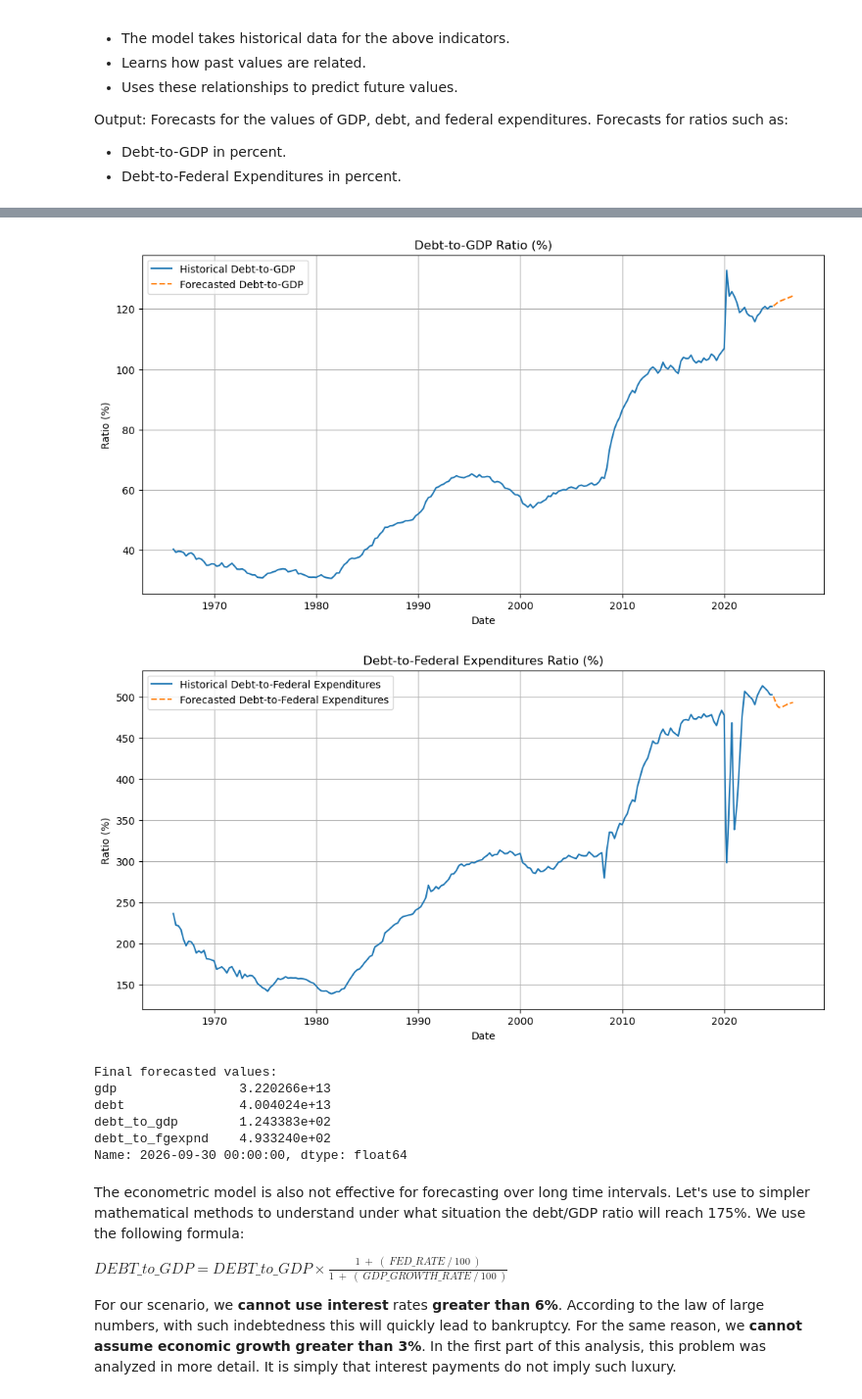
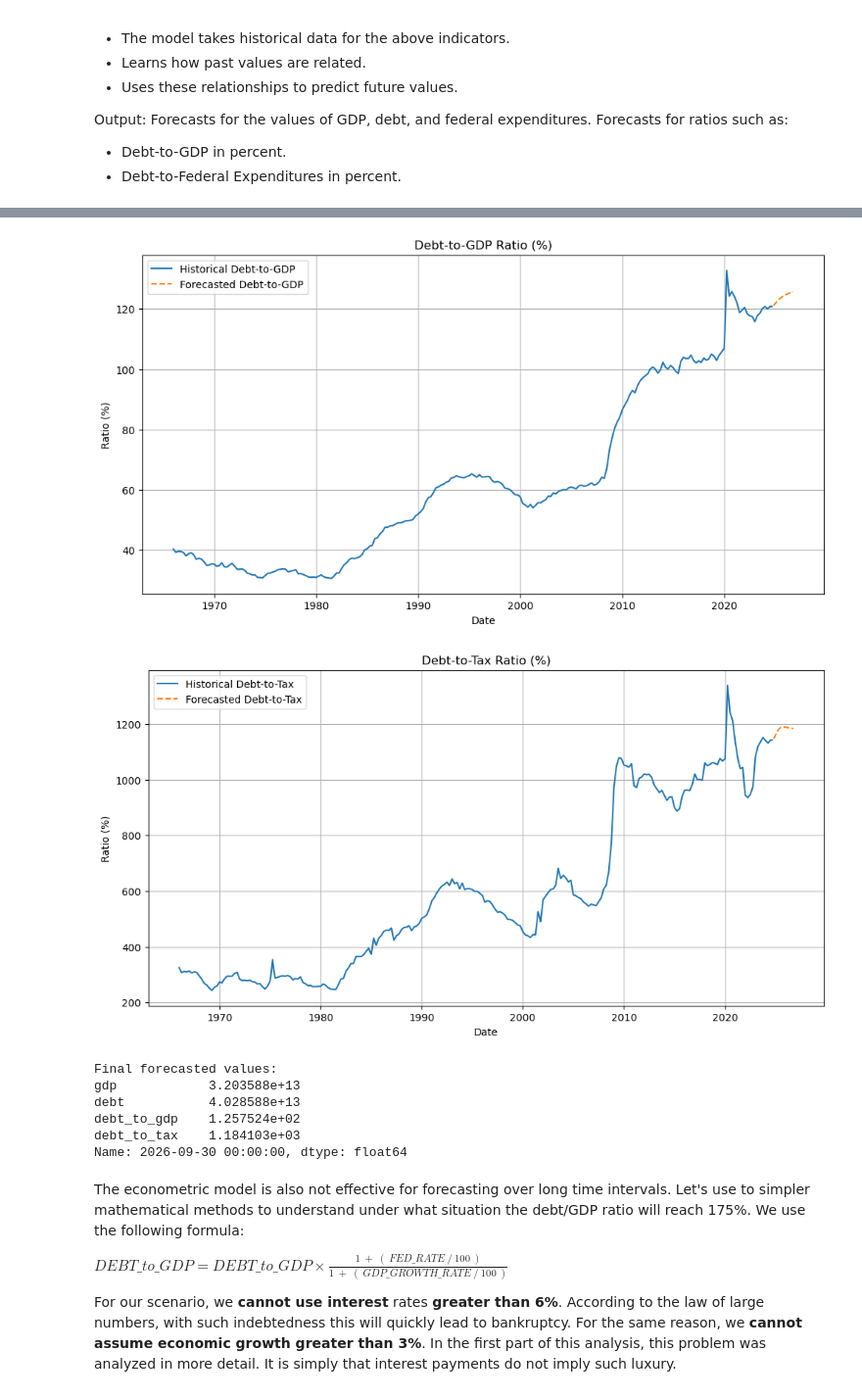
Before and after one commit to Engineer194/Analysis-of-the-US-Economy---Part-3, a Jupyter notebook: ver.5.ipynb, the cells around one changed output, grey strips where cells are left out. Shown at 98% size. Saved outputs shown, nothing was run; the diff lists cells and outputs as text; code cells hidden in the pictures.

```diff
--- a/ver.5.ipynb
+++ b/ver.5.ipynb
@@ -1689,7 +1689,7 @@ class VARModel:
         self.data = data
         self.model = VAR(self.data)
         self.results = self.model.fit(self.lag_order)
-        print(self.results.summary())
+        # print(self.results.summary())
 
     def forecast(self, steps=24):
         # Generate forecasts for the specified number of steps.
@@ -1699,7 +1699,7 @@ class VARModel:
 
         # Calculate forecasted ratios.
         forecast_df['debt_to_gdp'] = (forecast_df['debt'] / forecast_df['gdp']) * 100
-        forecast_df['debt_to_fgexpnd'] = (forecast_df['debt'] / forecast_df['fgexpnd']) * 100
+        forecast_df['debt_to_tax'] = (forecast_df['debt'] / forecast_df['tax']) * 100
         return forecast_df
 
     def plot_forecast(self, forecast_df):
@@ -1731,14 +1731,14 @@ class VARModel:
         plt.grid(True)
         plt.show()
 
-        # Visualize the debt-to-federal expenditure ratio.
+        # Visualize the debt-to-tax ratio.
         plt.figure(figsize=(12, 6))
 
-        debt_to_fgexpnd = (self.data['debt'] / self.data['fgexpnd']) * 100
-        plt.plot(self.data.index, debt_to_fgexpnd, label='Historical Debt-to-Federal Expenditures')
-        plt.plot(forecast_df.index, forecast_df['debt_to_fgexpnd'], linestyle='--', label='Forecasted Debt-to-Federal Expenditures')
+        debt_to_tax = (self.data['debt'] / self.data['tax']) * 100
+        plt.plot(self.data.index, debt_to_tax, label='Historical Debt-to-Tax')
+        plt.plot(forecast_df.index, forecast_df['debt_to_tax'], linestyle='--', label='Forecasted Debt-to-Tax')
 
-        plt.title('Debt-to-Federal Expenditures Ratio (%)')
+        plt.title('Debt-to-Tax Ratio (%)')
         plt.xlabel('Date')
         plt.ylabel('Ratio (%)')
         plt.legend()
@@ -1747,7 +1747,7 @@ class VARModel:
 
         # Display the final forecasted values.
         print("\nFinal forecasted values:")
-        print(forecast_df[['gdp', 'debt', 'debt_to_gdp', 'debt_to_fgexpnd']].iloc[-1])
+        print(forecast_df[['gdp', 'debt', 'debt_to_gdp', 'debt_to_tax']].iloc[-1])
 
 # Load the data.
 data = pd.read_csv("data/data.csv", index_col=0, parse_dates=True)
@@ -1756,7 +1756,7 @@ data = pd.read_csv("data/data.csv", index_col=0, parse_dates=True)
 data.index = data.index.to_period('M').to_timestamp()
 
 # Select relevant features.
-selected_features = ['gdp', 'debt', 'fgexpnd']
+selected_features = ['gdp', 'debt', 'tax']
 data = data[selected_features]
 
 # Train the VAR model.
@@ -1789,12 +1772,12 @@ fgexpnd   -0.690917  0.629748  1.000000
 [figure]
 [figure]
-[figure, old version]
+[figure, new version]
-Final forecasted values:
-gdp                3.220266e+13
-debt               4.004024e+13
-debt_to_gdp        1.243383e+02
-debt_to_fgexpnd    4.933240e+02
-Name: 2026-09-30 00:00:00, dtype: float64
+Final forecasted values:
+gdp            3.203588e+13
+debt           4.028588e+13
+debt_to_gdp    1.257524e+02
+debt_to_tax    1.184103e+03
+Name: 2026-09-30 00:00:00, dtype: float64
 # %% [markdown]
 The econometric model is also not effective for forecasting over long time intervals. Let's use to simpler mathematical methods to understand under what situation the debt/GDP ratio will reach 175%. We use the following formula:<br>
 
```
Also changed, not shown: parts of 4 cells of this notebook.
